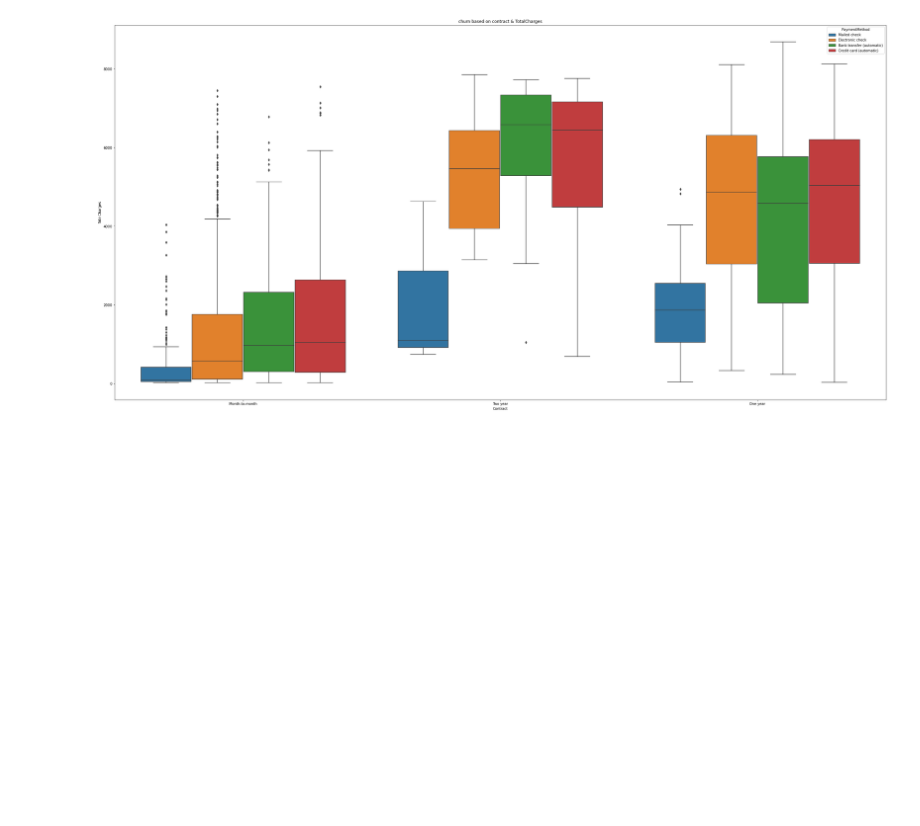
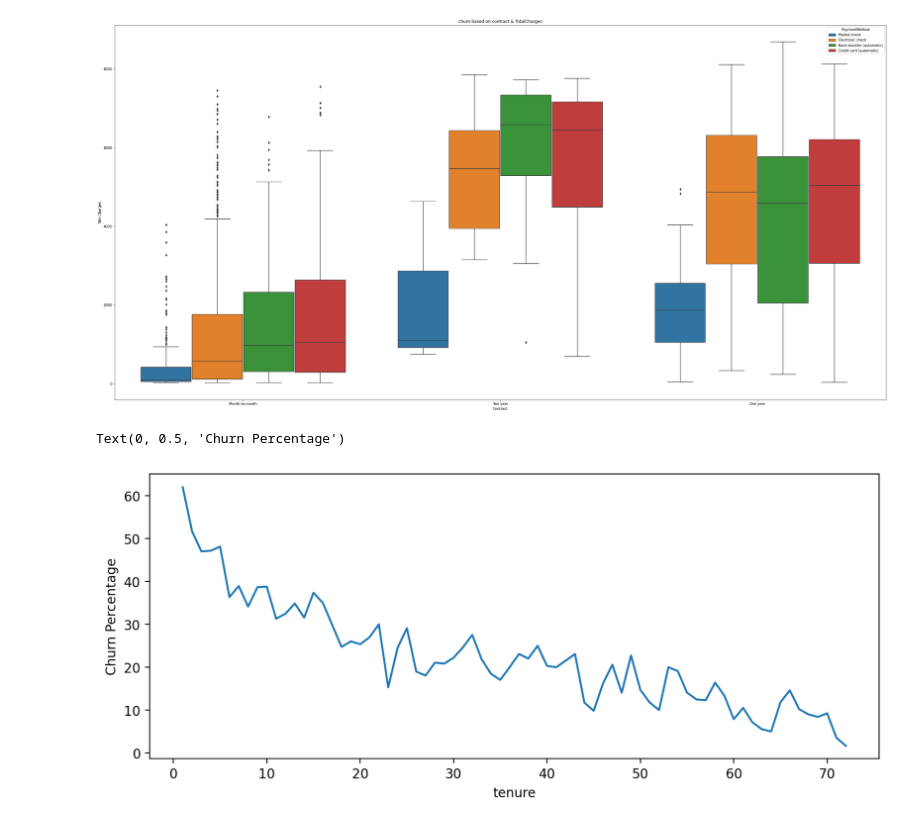
Before and after one commit to berserkarray/IME672, a Jupyter notebook: telco_churn.ipynb, the cells around one changed output. Saved outputs shown, nothing was run; the diff lists cells and outputs as text; code cells hidden in the pictures; blank space fills up the shorter version.

```diff
--- a/telco_churn.ipynb
+++ b/telco_churn.ipynb
@@ -396,3 +396,13 @@ plt.title("churn based on contract & TotalCharges")
 plt.show()
 # %% [output]
 [figure]
+# %%
+no_churn = df.groupby(['Churn','tenure']).count().transpose()['No']
+yes_churn = df.groupby(['Churn','tenure']).count().transpose()['Yes']
+churn_rate = 100 * yes_churn / (no_churn+yes_churn)
+plt.figure(figsize=(10,4),dpi=200)
+churn_rate.iloc[0].plot()
+plt.ylabel('Churn Percentage')
+# %% [output]
+Text(0, 0.5, 'Churn Percentage')
+[figure, added]
```
